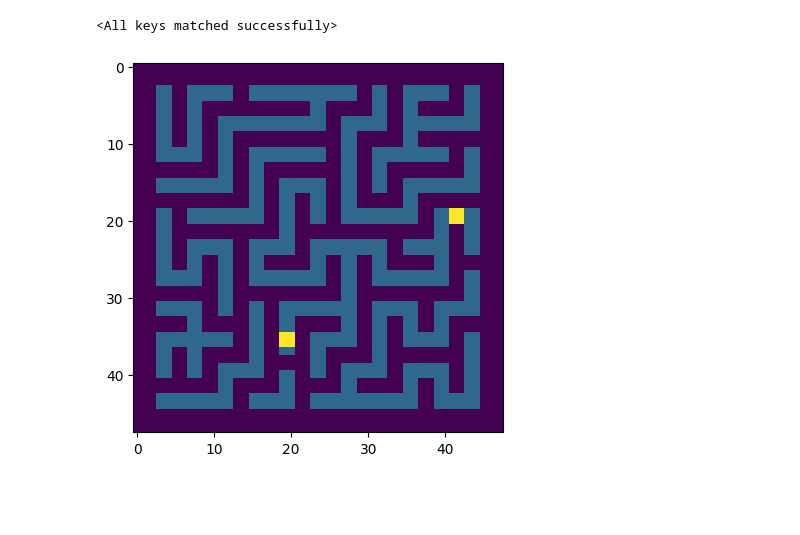
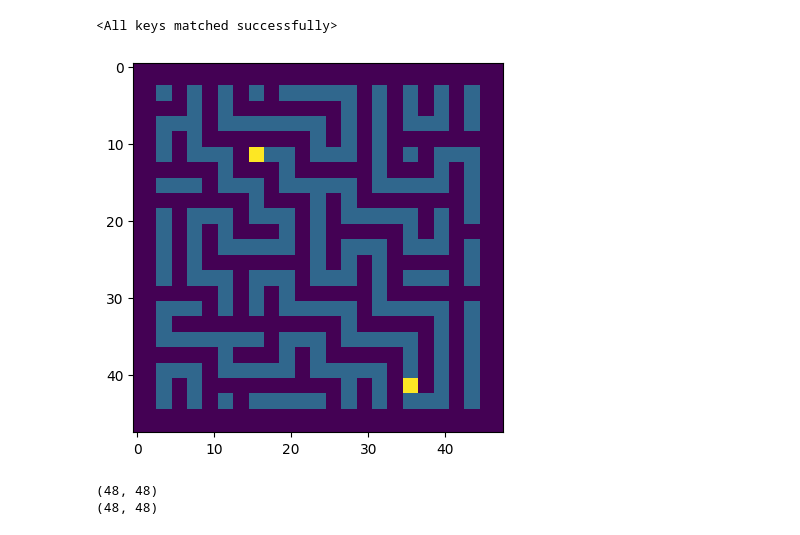
Before and after one commit to FieteLab/torch-biopl-dev, a Jupyter notebook: scripts/feature_attribution.ipynb, the cells around one changed output. Cells and saved outputs as stored; diff of their text form; code cells hidden in the pictures; blank space fills up the shorter version.

```diff
--- a/scripts/feature_attribution.ipynb
+++ b/scripts/feature_attribution.ipynb
@@ -404,25 +418,28 @@ except:
 model.load_state_dict(prepare_rnn_weights(state_dict))
 # %% [output]
 <All keys matched successfully>
+# %%
+sample_idx = 11
+plt.imshow(inputs[sample_idx, 0] + inputs[sample_idx, -1]*2)
+plt.show()
+# %% [output]
+[figure, added]
 # %%
+# maze and start_goal both (48,48) arrays:
+maze = np.array(inputs[sample_idx, 0])
+start_goal = np.array(inputs[sample_idx, -1])
+print(maze.shape)
+print(start_goal.shape)
 
-# Example usage:
-if __name__ == "__main__":
-    # maze and start_goal both (48,48) arrays:
-    maze = np.array(inputs[5, 0])
-    start_goal = np.array(inputs[5, -1])
+dist_map = map_distances(maze, start_goal)
+reach_map = compute_reachable_mask(dist_map, t=3)
+both_reachable = both_reachable_mask(maze, start_goal, t=8)
+sp_mask = compute_shortest_path_mask(maze, start_goal)
+shell3   = compute_frontier_shell(dist_map, t=3)
+deg_map  = compute_node_degree(maze)
+los_map  = compute_euclidean_los_mask(maze, start_goal)
 
-    dist_map = map_distances(maze, start_goal)
-    reach_map = compute_reachable_mask(dist_map, t=3)
-    both_reachable = both_reachable_mask(maze, start_goal, t=8)
-    sp_mask = compute_shortest_path_mask(maze, start_goal)
-    shell3   = compute_frontier_shell(dist_map, t=3)
-    deg_map  = compute_node_degree(maze)
-    los_map  = compute_euclidean_los_mask(maze, start_goal)
-
-    # print("Shapes:", sp_mask.shape, shell3.shape, art_map.shape, deg_map.shape, los_map.shape)
+# print("Shapes:", sp_mask.shape, shell3.shape, art_map.shape, deg_map.shape, los_map.shape)
+# %% [output]
+(48, 48)
+(48, 48)
-# %%
-plt.imshow(inputs[5, 0] + inputs[5, -1]*2)
-plt.show()
-# %% [output]
-[figure, removed]
```
Also changed, not shown: parts of 22 cells of this notebook, 9 other files.
